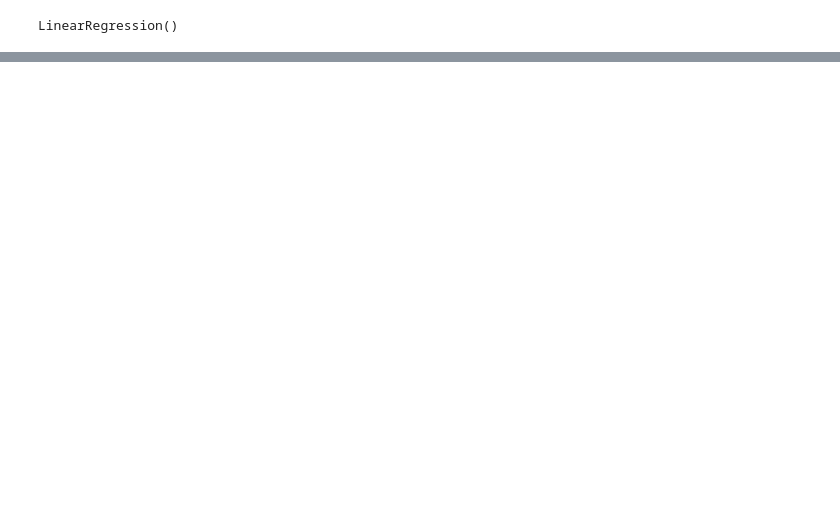
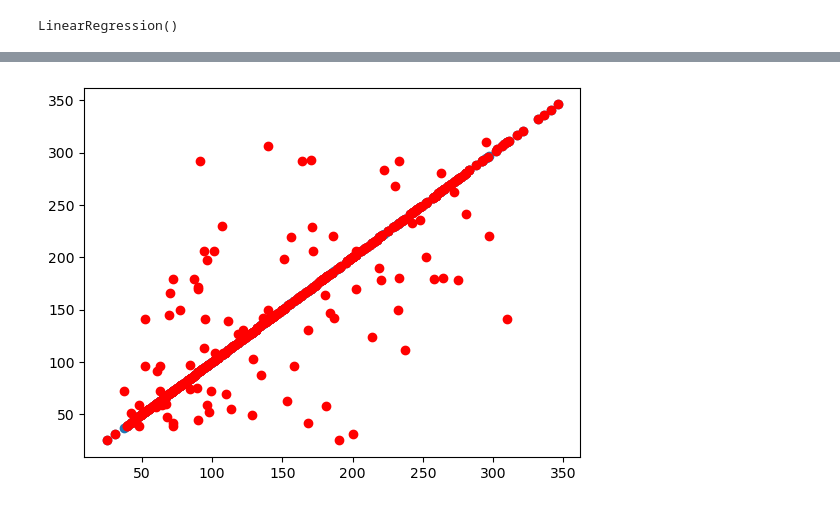
Before and after one commit to chaitanya3131/Machine-Learning-Practice, a Jupyter notebook: Polynomial_regression.ipynb, the cells around one changed output, grey strips where cells are left out. Saved outputs shown, nothing was run; the diff lists cells and outputs as text; code cells hidden in the pictures; blank space fills up the shorter version.

```diff
--- a/Polynomial_regression.ipynb
+++ b/Polynomial_regression.ipynb
@@ -56,8 +31,11 @@ plt.show()
 # %%
 from sklearn.preprocessing import PolynomialFeatures
 p=PolynomialFeatures(degree=2)
+x_train_poly=p.fit_transform(x_train)
+x_test_poly=p.fit_transform(x_test)
 # %%
-lr.fit(x_poly,y)
+lr2=LinearRegression()
+lr2.fit(x_train_poly,y_train)
 # %% [output]
 LinearRegression()
 # %%
@@ -72,0 +75,6 @@ plt.show()
+# %%
+plt.scatter(y,y)
+plt.scatter(y,t.predict(x),color='red')
+plt.show()
+# %% [output]
+[figure, added]
```
Also changed, not shown: parts of 15 cells of this notebook.
